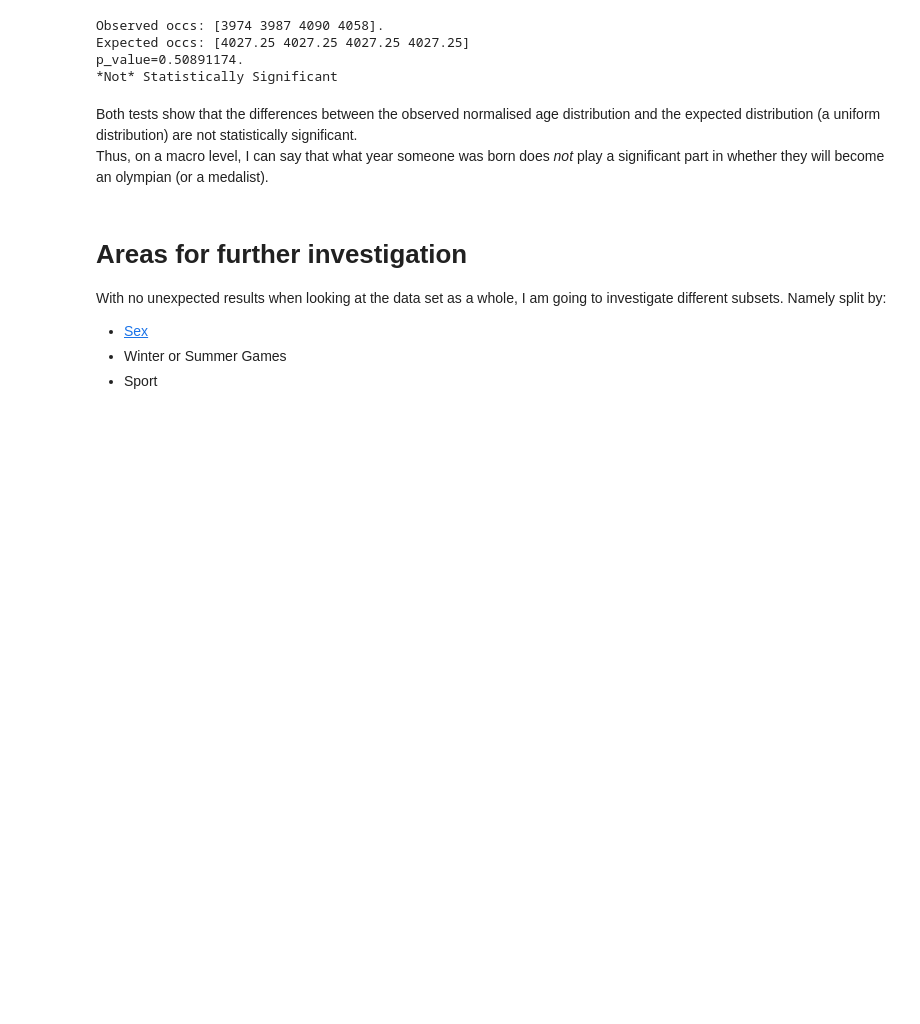
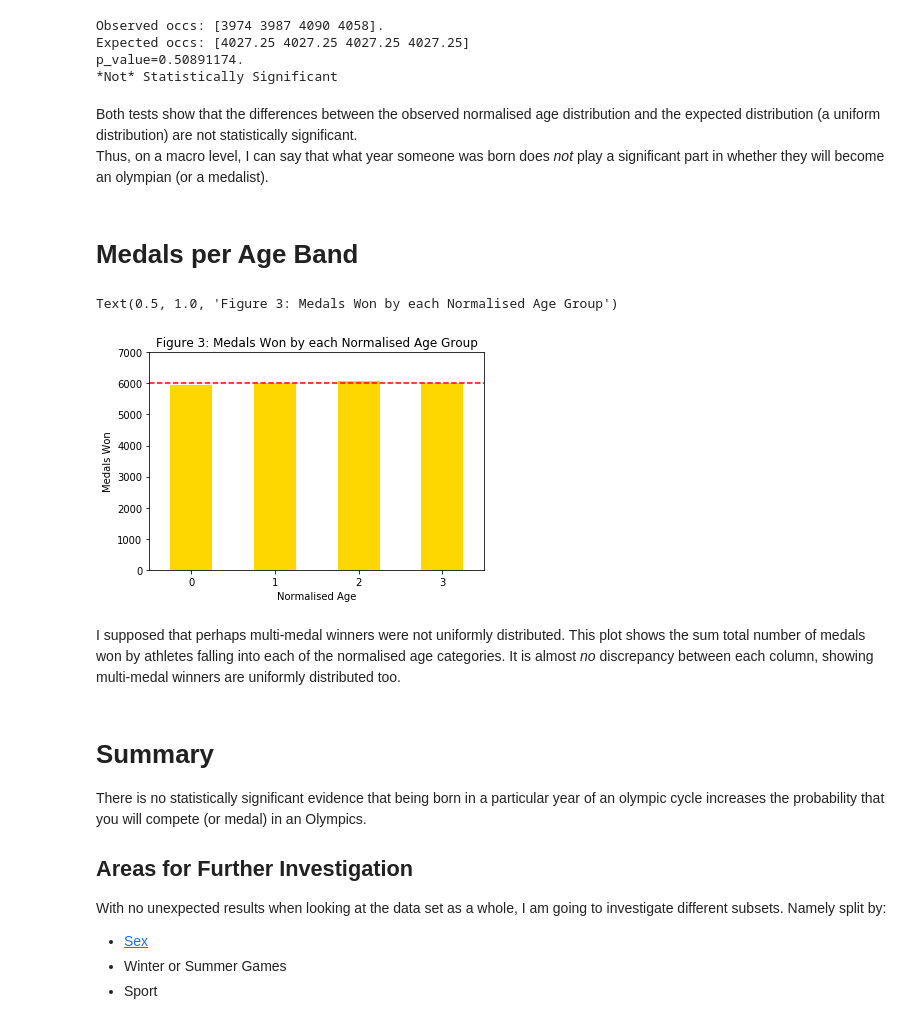
Before and after one commit to dajhutchinson/Olympic-Analysis, a Jupyter notebook: Overview Analysis.ipynb, the cells around one changed output. Saved outputs shown, nothing was run; the diff lists cells and outputs as text; code cells hidden in the pictures; blank space fills up the shorter version.

```diff
--- a/Overview Analysis.ipynb
+++ b/Overview Analysis.ipynb
@@ -178,8 +184,27 @@ p_value=0.50891174.
 # %% [markdown]
 Both tests show that the differences between the observed normalised age distribution and the expected distribution (a uniform distribution) are not statistically significant.\
 Thus, on a macro level, I can say that what year someone was born does *not* play a significant part in whether they will become an olympian (or a medalist).
+# %% [markdown]
+# Medals per Age Band
+# %%
+normalised_age_group=unique_athlete_df.groupby("Cycle_Age")
+medals_won=normalised_age_group["Num_Medals"].sum().sort_index()
+medals_won.plot.bar(ylim=(0,7000),color="gold")
+plt.axhline(y=medals_won.values.sum()/4,c="red",ls="--")
+plt.xticks([0,1,2,3],labels=["0","1","2","3"],rotation=0)
+plt.xlabel("Normalised Age")
+plt.ylabel("Medals Won")
+plt.title("Figure 3: Medals Won by each Normalised Age Group")
+# %% [output]
+Text(0.5, 1.0, 'Figure 3: Medals Won by each Normalised Age Group')
+[figure, added]
+# %% [markdown]
+I supposed that perhaps multi-medal winners were not uniformly distributed. This plot shows the sum total number of medals won by athletes falling into each of the normalised age categories. It is almost *no* discrepancy between each column, showing multi-medal winners are uniformly distributed too.
 # %% [markdown]
-# Areas for further investigation
+# Summary
+There is no statistically significant evidence that being born in a particular year of an olympic cycle increases the probability that you will compete (or medal) in an Olympics.
+
+## Areas for Further Investigation
 With no unexpected results when looking at the data set as a whole, I am going to investigate different subsets. Namely split by:
 - [Sex](Sex%20Analysis.ipynb)
 - Winter or Summer Games
```
Also changed, not shown: parts of 4 cells of this notebook, 1 other file.
